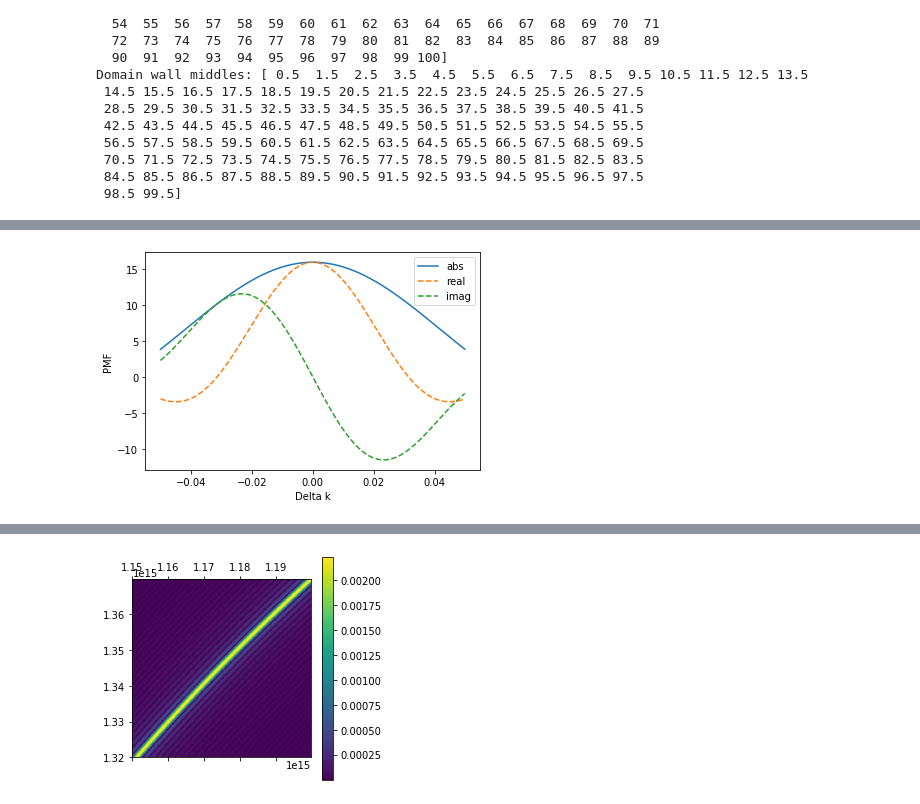
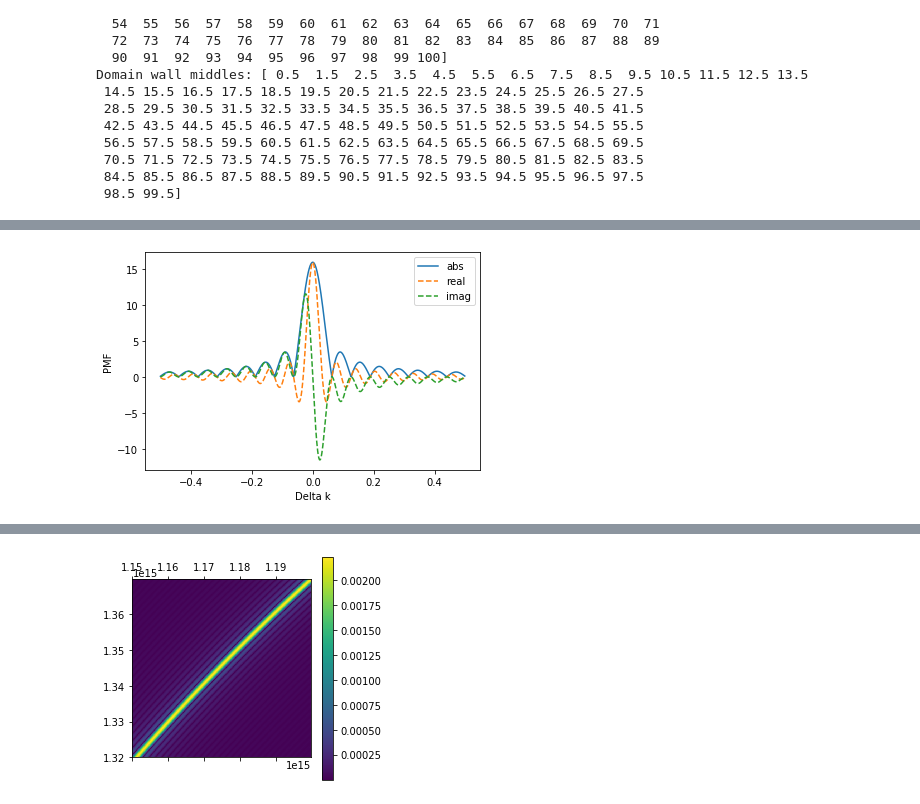
Before and after one commit to abranczyk/custom-poling, a Jupyter notebook: Tutorial 1 - The crystal object.ipynb, the cells around one changed output, grey strips where cells are left out. Drawn from its saved outputs; the diff is of its cells as text; code cells hidden in the pictures.

```diff
--- a/Tutorial 1 - The crystal object.ipynb
+++ b/Tutorial 1 - The crystal object.ipynb
@@ -49,9 +49,9 @@ crystal_1.plot_domains(domain_config_1)
 # %%
 # Compute and plot the phase-matching function (PMF) for an unpoled crystal
 
-k_array_1 = np.arange(-5e-2,5e-2,1e-4)
+k_array_1 = np.arange(-5e-1,5e-1,1e-3)
 
 crystal_1.compute_pmf(domain_config_1,k_array_1)
 crystal_1.plot_pmf()
 # %% [output]
-[figure, old version]
+[figure, new version]
```
Also changed, not shown: parts of 7 cells of this notebook, 3 other files.
